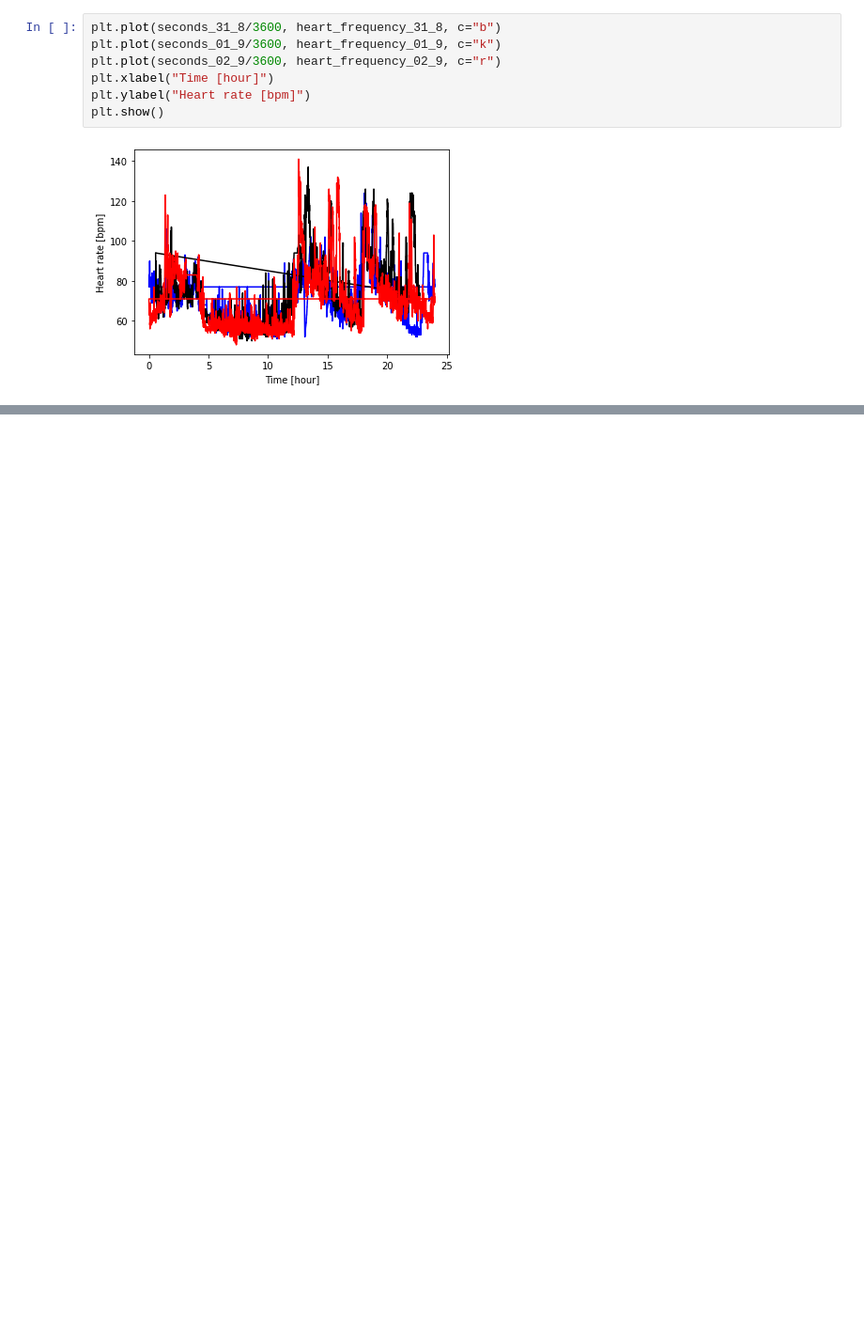
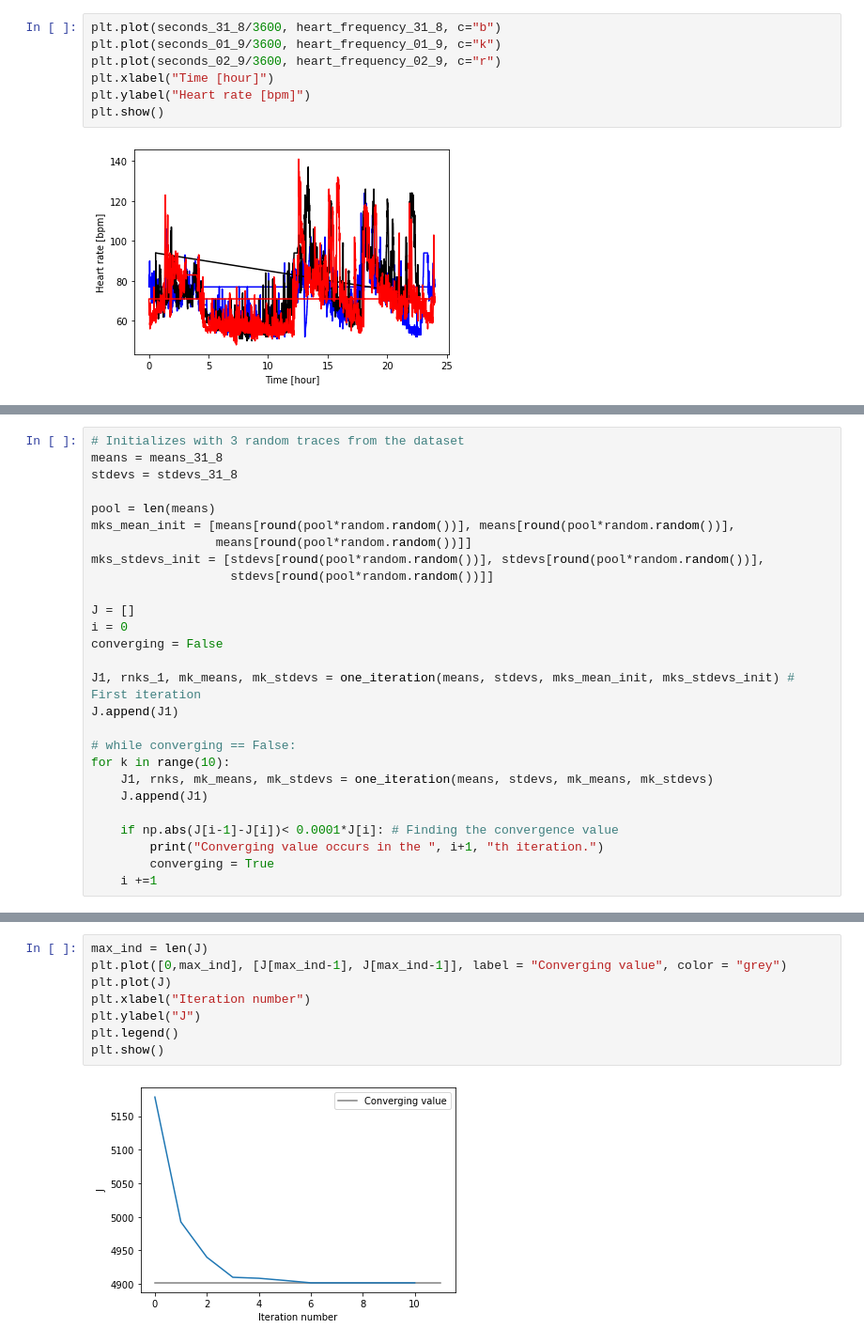
Before and after one commit to DanidelRio/Heart, a Jupyter notebook: json_analysis.ipynb, the cells around one changed output, grey strips where cells are left out. Shown: that part at 94% size. Cells and saved outputs as stored; diff of their text form; blank space fills up the shorter version.

```diff
--- a/json_analysis.ipynb
+++ b/json_analysis.ipynb
@@ -233,0 +360,27 @@ Wait, before the clustering begins, I want to see how the time series looks with
+# %%
+# Initializes with 3 random traces from the dataset
+means = means_31_8
+stdevs = stdevs_31_8
+
+pool = len(means)
+mks_mean_init = [means[round(pool*random.random())], means[round(pool*random.random())],
+                 means[round(pool*random.random())]]
+mks_stdevs_init = [stdevs[round(pool*random.random())], stdevs[round(pool*random.random())],
+                   stdevs[round(pool*random.random())]]
+
+J = []
+i = 0
+converging = False
+
+J1, rnks_1, mk_means, mk_stdevs = one_iteration(means, stdevs, mks_mean_init, mks_stdevs_init) # First iteration
+J.append(J1)
+
+# while converging == False:
+for k in range(10):
+    J1, rnks, mk_means, mk_stdevs = one_iteration(means, stdevs, mk_means, mk_stdevs)
+    J.append(J1)
+
+    if np.abs(J[i-1]-J[i])< 0.0001*J[i]: # Finding the convergence value
+        print("Converging value occurs in the ", i+1, "th iteration.")
+        converging = True
+    i +=1
@@ -233,0 +405,10 @@ Wait, before the clustering begins, I want to see how the time series looks with
+# %%
+max_ind = len(J)
+plt.plot([0,max_ind], [J[max_ind-1], J[max_ind-1]], label = "Converging value", color = "grey")
+plt.plot(J)
+plt.xlabel("Iteration number")
+plt.ylabel("J")
+plt.legend()
+plt.show()
+# %% [output]
+[figure, added]
```
Also changed, not shown: parts of 37 cells of this notebook.
